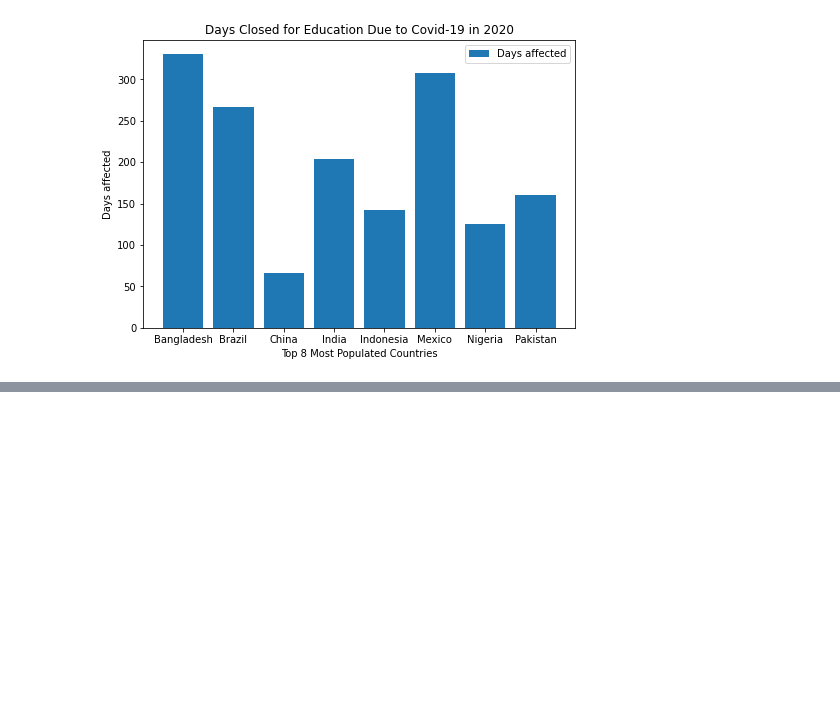
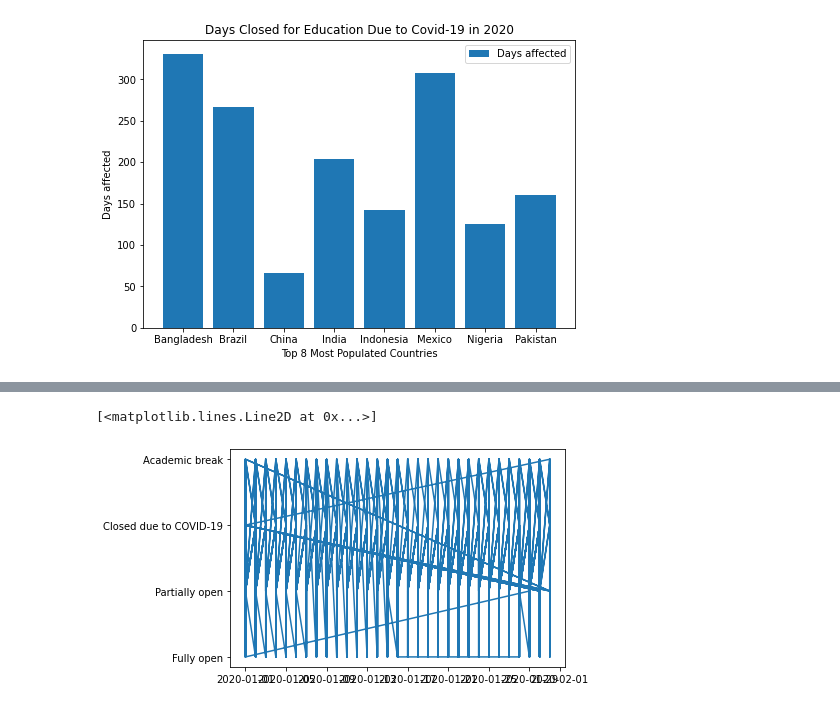
Before and after one commit to pkriger/project-01, a Jupyter notebook: Ron_EDU_Covid_Data.ipynb, the cells around one changed output, grey strips where cells are left out. Drawn from its saved outputs; the diff is of its cells as text; code cells hidden in the pictures; blank space fills up the shorter version.

```diff
--- a/Ron_EDU_Covid_Data.ipynb
+++ b/Ron_EDU_Covid_Data.ipynb
@@ -98,0 +110,4 @@ plt.show()
+# %%
+#Create new cell so this does not rerun each time. # Run to reset edu-data_df2
+edu_data_df2 = edu_data_df.copy()
+edu_data_df2
@@ -98,0 +150,4 @@ plt.show()
+# %%
+# Create axis variables
+x_axis1 = edu_data_df2['Date']
+y_axis1 = edu_data_df2['Status']
@@ -98,0 +234,5 @@ plt.show()
+# %%
+plt.plot(x_axis1, y_axis1)
+# %% [output]
+[<matplotlib.lines.Line2D at 0x...>]
+[figure, added]
```
Also changed, not shown: parts of 26 cells of this notebook.
